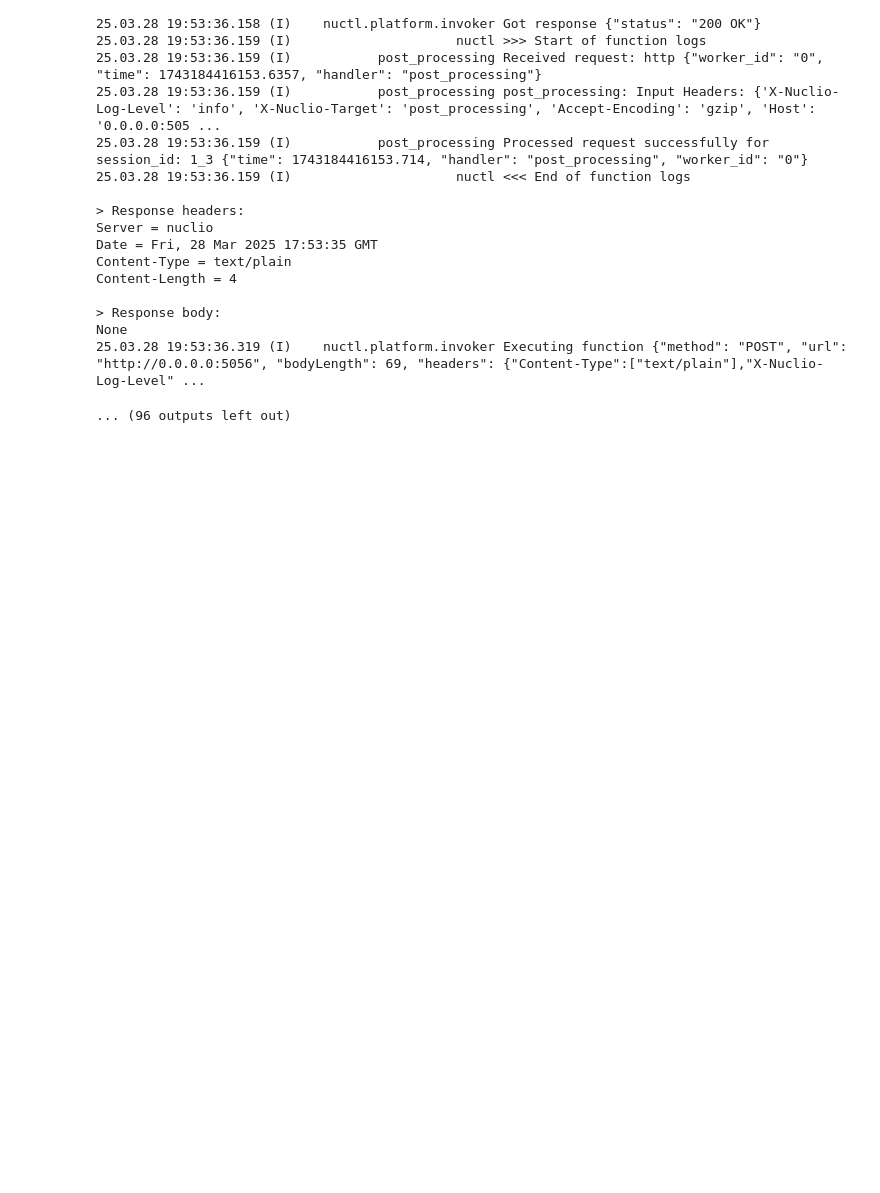
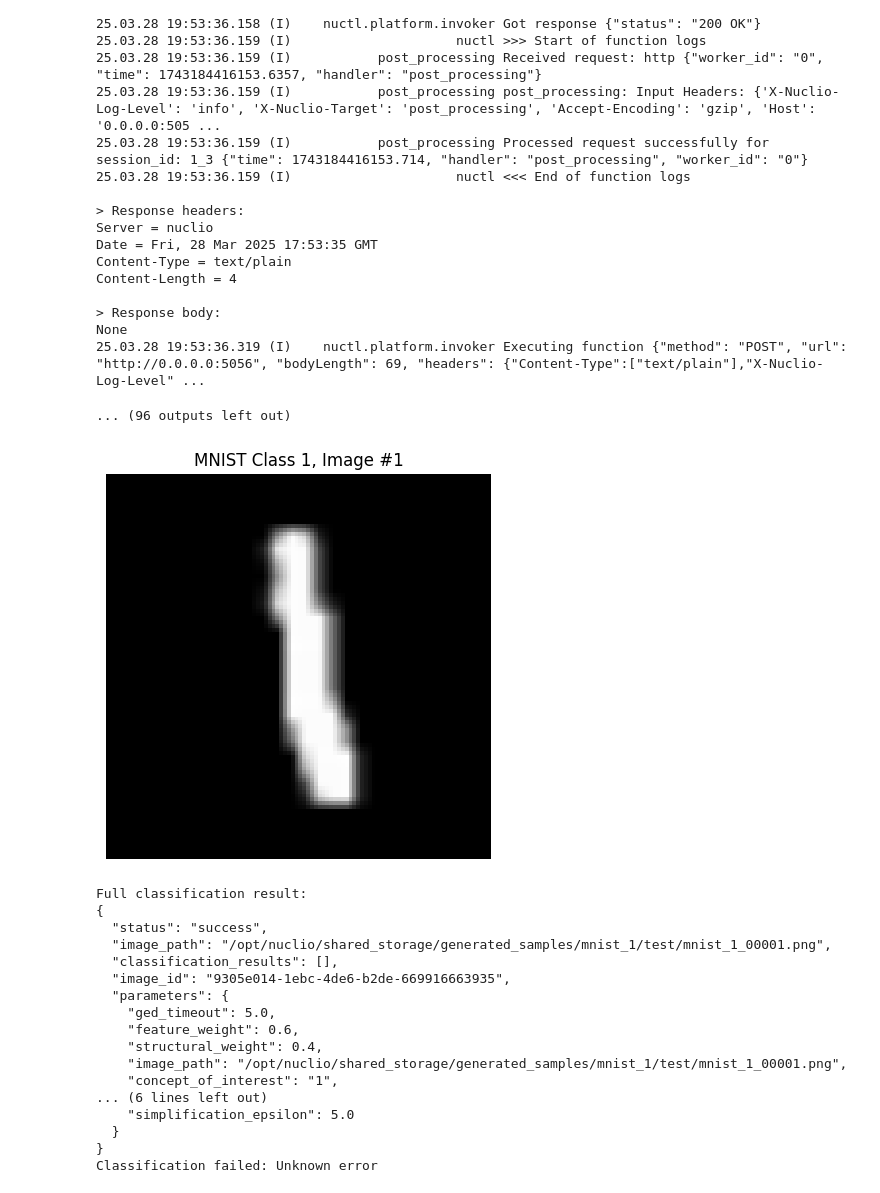
Before and after one commit to NaturalAGI-Lab/NaturalAGI, a Jupyter notebook: src/training/training.ipynb, the cells around one changed output. Drawn from its saved outputs; the diff is of its cells as text; code cells hidden in the pictures; blank space fills up the shorter version.

```diff
--- a/src/training/training.ipynb
+++ b/src/training/training.ipynb
@@ -875,8 +875,8 @@ import os
 delete_test_neo4j_nodes()
 
 # Simple classification
-class_number = 3
-img_num = 2
+class_number = 1
+img_num = 1
 image_id = f"mnist_{class_number}_{img_num:05d}"
 local_path = f"../../tests/generated_samples/mnist_{class_number}/test"
 path = f"/opt/nuclio/shared_storage/generated_samples/mnist_{class_number}/test"
@@ -891,34 +891,53 @@ if os.path.exists(img_path):
     plt.title(f"MNIST Class {class_number}, Image #{img_num}")
     plt.axis('off')
     plt.show()
 else:
     print(f"Image not found at: {img_path}")
 
 
 image_id_for_test = str(uuid.uuid4())
 params = {
     # "feature_weight": 0.5,
     # "structural_weight": 0.5,
     # "ged_timeout": 0.5,
     "concept_of_interest": f"{class_number}",
     "session_id": "test",
     "image_id": image_id_for_test,
     # "skeletonization_threshold": 110,
     "delete_image_nodes": False,
     # "simplification_epsilon": 5,
 }
 result = classify_image(os.path.join(path, f"{image_id}.png"), params=params)
 print("\nFull classification result:")
 print(json.dumps(result, indent=2))
 
-if result["status"] == "success":
+if result["status"] == "success" and len(result["classification_results"]) > 0:
     activated_class = result["classification_results"][0]["concept_id"]
     print(f"Activated class: {activated_class}")
 else:
     print(f"Classification failed: {result.get('error', 'Unknown error')}")
 
 with open("../latest_results.json", "w") as f:
     json.dump(result, f)
+# %% [output]
+[figure, added]
+Full classification result:
+{
+  "status": "success",
+  "image_path": "/opt/nuclio/shared_storage/generated_samples/mnist_1/test/mnist_1_00001.png",
+  "classification_results": [],
+  "image_id": "9305e014-1ebc-4de6-b2de-669916663935",
+  "parameters": {
+    "ged_timeout": 5.0,
+    "feature_weight": 0.6,
+    "structural_weight": 0.4,
+    "image_path": "/opt/nuclio/shared_storage/generated_samples/mnist_1/test/mnist_1_00001.png",
+    "concept_of_interest": "1",
+... (6 lines left out)
+    "simplification_epsilon": 5.0
+  }
+}
+Classification failed: Unknown error
 # %%
 def remove_concept(concept_id: str) -> None:
     """Remove a concept from the database."""
```
Also changed, not shown: 19 other files.
